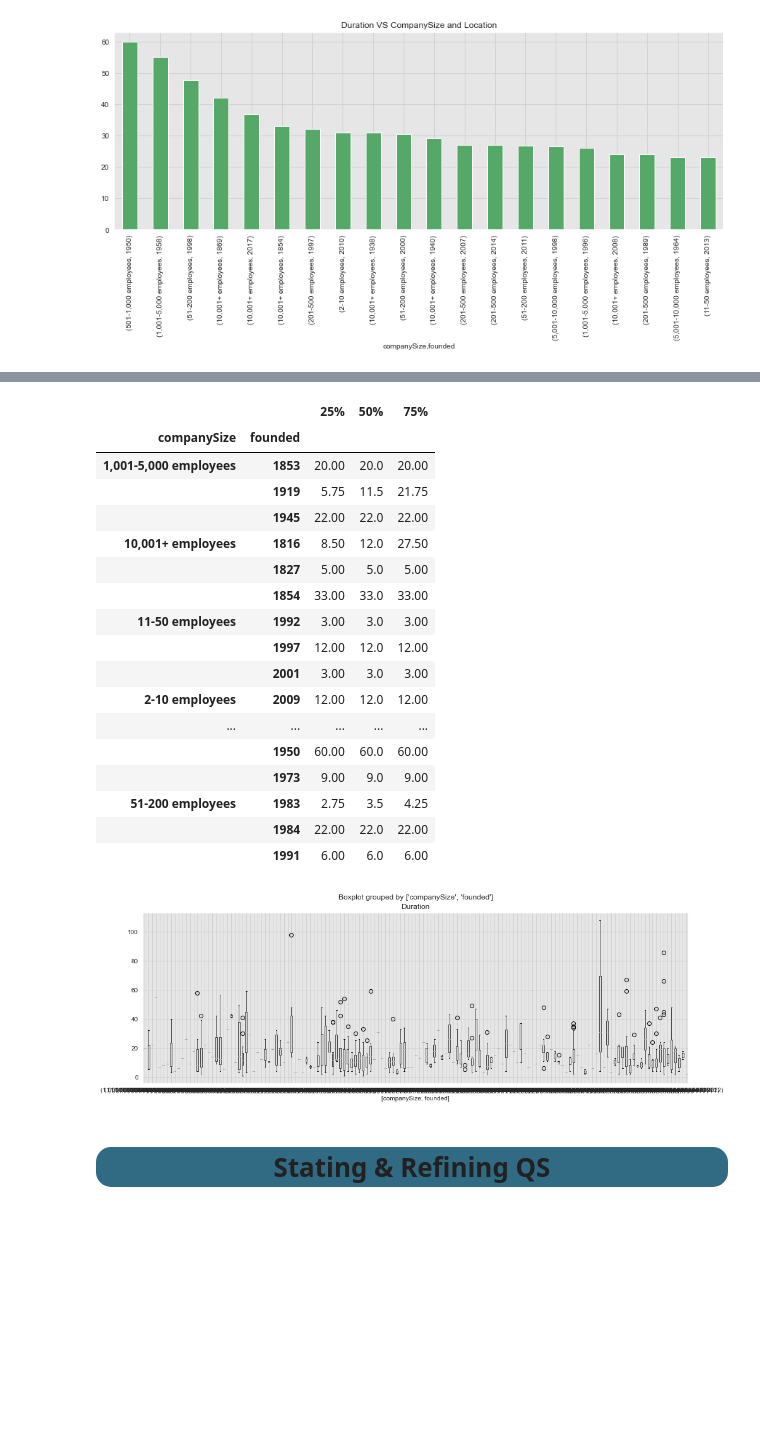
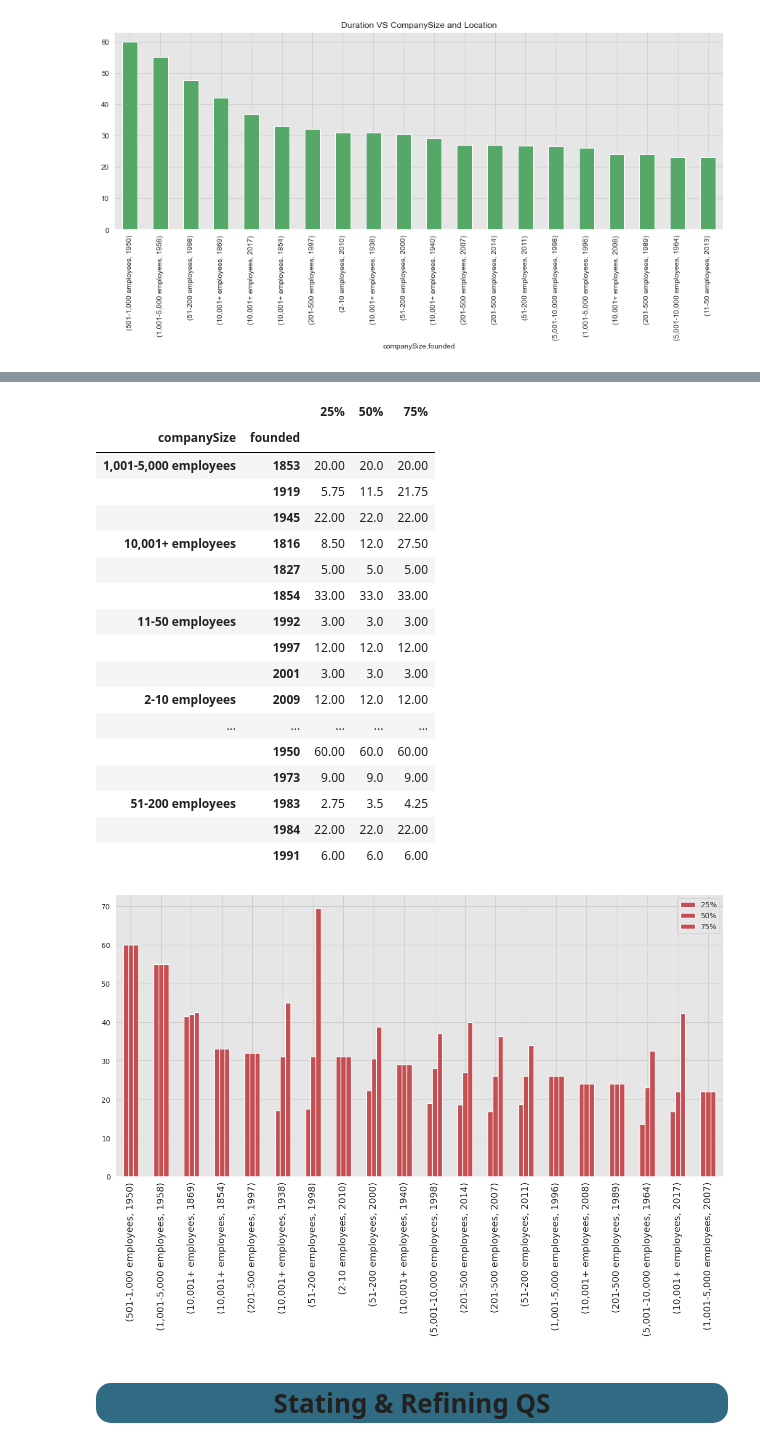
Before and after one commit to Mostafa-wael/Exploring-the-Landscape-of-the-Egyptian-Software-Market, a Jupyter notebook: notebooks/exploratory2.ipynb, the cells around one changed output, grey strips where cells are left out. Cells and saved outputs as stored; diff of their text form; code cells hidden in the pictures; blank space fills up the shorter version.

```diff
--- a/notebooks/exploratory2.ipynb
+++ b/notebooks/exploratory2.ipynb
@@ -268,29 +320,32 @@ df_employees.groupby(['companySize','founded'])['Duration'].mean().sort_values(a
 # %%
 # show whisker box plot of duration grouped by both companySize and founded of top 20 results
-df_employees.boxplot(column='Duration', by=['companySize','founded'], figsize=(15, 5))
+df_employees.groupby(['companySize','founded'])['Duration'].describe()[['25%','50%','75%']].sort_values(by='50%', ascending=False)[:20].plot(kind='bar', figsize=(15, 7), color=sns_c[3])
+plt.xticks(size=13)
+plt.xlabel(None)
+plt.ylabel(None)
 
 # show the IQR of duration grouped by both companySize and founded of top 20 results and limit to 1 result per companySize
 df_employees.groupby(['companySize','founded'])['Duration'].describe()[['25%','50%','75%']].groupby('companySize').head(3)
 # %% [output]
 |  |  | 25% | 50% | 75% |
 | companySize | founded |  |  |  |
 | 1,001-5,000 employees | 1853 | 20.00 | 20.0 | 20.00 |
 |  | 1919 | 5.75 | 11.5 | 21.75 |
 |  | 1945 | 22.00 | 22.0 | 22.00 |
 | 10,001+ employees | 1816 | 8.50 | 12.0 | 27.50 |
 |  | 1827 | 5.00 | 5.0 | 5.00 |
 |  | 1854 | 33.00 | 33.0 | 33.00 |
 | 11-50 employees | 1992 | 3.00 | 3.0 | 3.00 |
 |  | 1997 | 12.00 | 12.0 | 12.00 |
 |  | 2001 | 3.00 | 3.0 | 3.00 |
 | 2-10 employees | 2009 | 12.00 | 12.0 | 12.00 |
 | ... | ... | ... | ... | ... |
 |  | 1950 | 60.00 | 60.0 | 60.00 |
 |  | 1973 | 9.00 | 9.0 | 9.00 |
 | 51-200 employees | 1983 | 2.75 | 3.5 | 4.25 |
 |  | 1984 | 22.00 | 22.0 | 22.00 |
 |  | 1991 | 6.00 | 6.0 | 6.00 |
-[figure, old version]
+[figure, new version]
 # %% [markdown]
 <div style="border-width:1; border-radius: 15px; border-style: solid; border-color: rgb(10, 10, 10); background-color: #316B83; text-align: center;font: 14pt 'Candara';font-weight:bold;"><h1> Stating & Refining QS</h1></div>
 # %% [markdown]
```
Also changed, not shown: parts of 13 cells of this notebook.
